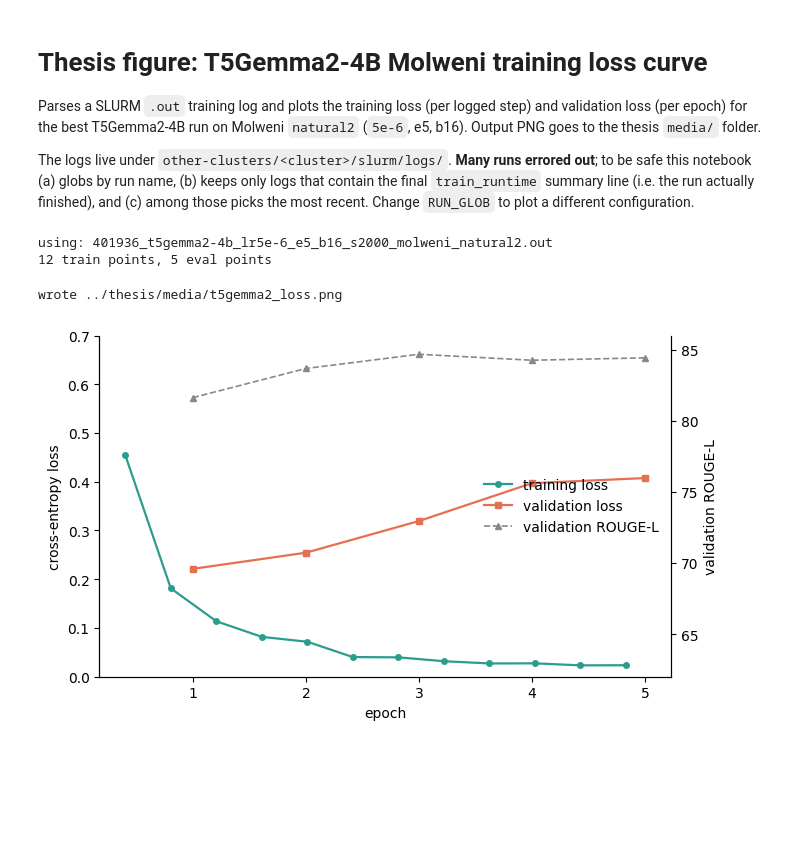
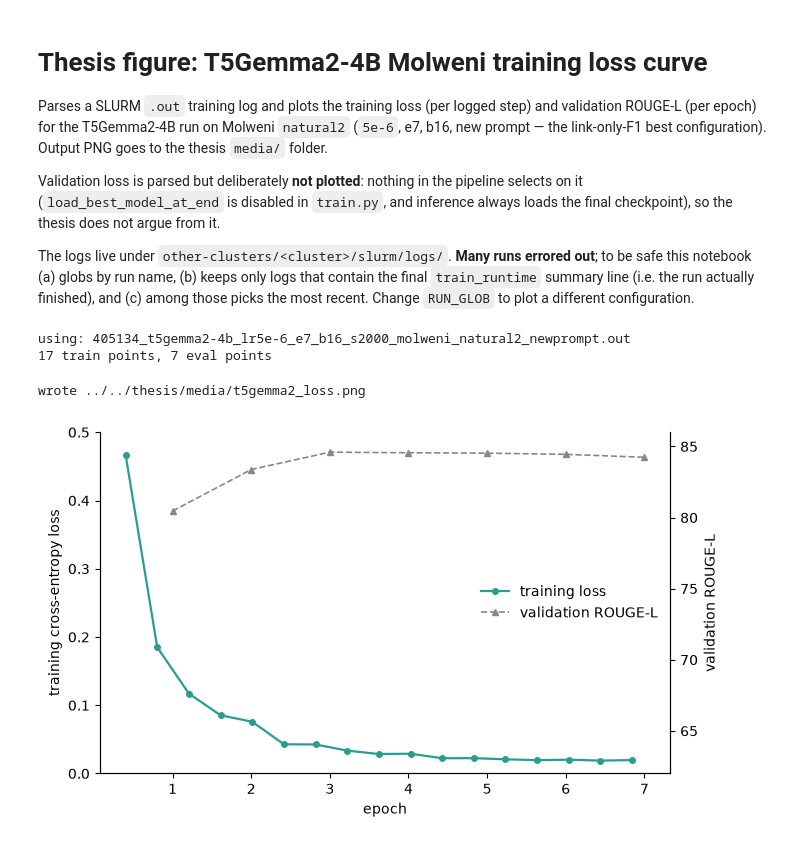
Before and after one commit to tommyvct/Seq2Seq-DDP, a Jupyter notebook: thesis_figures/thesis_loss_curve.ipynb, the cells around one changed output. Drawn from its saved outputs; the diff is of its cells as text; code cells hidden in the pictures; blank space fills up the shorter version.

```diff
--- a/thesis_figures/thesis_loss_curve.ipynb
+++ b/thesis_figures/thesis_loss_curve.ipynb
@@ -2,8 +2,13 @@
 # Thesis figure: T5Gemma2-4B Molweni training loss curve
 
 Parses a SLURM `.out` training log and plots the training loss (per logged step) and
-validation loss (per epoch) for the best T5Gemma2-4B run on Molweni `natural2`
-(`5e-6`, e5, b16). Output PNG goes to the thesis `media/` folder.
+validation ROUGE-L (per epoch) for the T5Gemma2-4B run on Molweni `natural2`
+(`5e-6`, e7, b16, new prompt — the link-only-F1 best configuration). Output PNG goes to
+the thesis `media/` folder.
+
+Validation loss is parsed but deliberately **not plotted**: nothing in the pipeline
+selects on it (`load_best_model_at_end` is disabled in `train.py`, and inference always
+loads the final checkpoint), so the thesis does not argue from it.
 
 The logs live under `other-clusters/<cluster>/slurm/logs/`. **Many runs errored out**;
 to be safe this notebook (a) globs by run name, (b) keeps only logs that contain the
@@ -13,20 +18,21 @@ picks the most recent. Change `RUN_GLOB` to plot a different configuration.
 import ast, glob, os, re
 import matplotlib.pyplot as plt
 
-LOG_ROOT = "other-clusters"
-OUT = "../thesis/media/t5gemma2_loss.png"
-# headline run: 5e-6, e5, b16, old prompt (link+rel F1 = 59.28, the T0-3B match)
-RUN_GLOB = "**/slurm/logs/*lr5e-6_e5_b16_s2000_molweni_natural2.out"
+LOG_ROOT = "../other-clusters"
+OUT = "../../thesis/media/t5gemma2_loss.png"
+# e7/b16/new-prompt: this chapter's strongest link-only F1 (84.27)
+RUN_GLOB = "**/slurm/logs/*lr5e-6_e7_b16_s2000_molweni_natural2_newprompt.out"
 
 def parse_log(path):
     """Return (train_steps, eval_epochs) as lists of dicts; only if the run finished."""
     train, evals, finished = [], [], False
     for line in open(path, errors="ignore"):
         line = line.strip()
-        if not (line.startswith("{") and line.endswith("}")):
+        m = re.search(r"\{[^{}]*\}", line)
+        if not m:
             continue
         try:
-            d = ast.literal_eval(line)
+            d = ast.literal_eval(m.group(0))
         except Exception:
             continue
         if "train_runtime" in d:
@@ -50,38 +56,36 @@ path, train, evals = sorted(finished, key=lambda t: os.path.getmtime(t[0]))[-1]
 print("using:", os.path.basename(path))
 print(f"{len(train)} train points, {len(evals)} eval points")
 # %% [output]
-using: 401936_t5gemma2-4b_lr5e-6_e5_b16_s2000_molweni_natural2.out
-12 train points, 5 eval points
+using: 405134_t5gemma2-4b_lr5e-6_e7_b16_s2000_molweni_natural2_newprompt.out
+17 train points, 7 eval points
 # %%
 tr_x = [d["epoch"] for d in train]
 tr_y = [d["loss"] for d in train]
 ev_x = [d["epoch"] for d in evals]
-ev_y = [d["eval_loss"] for d in evals]
 ev_r = [d["eval_rougeL"] for d in evals]
 
 fig, ax1 = plt.subplots(figsize=(7, 4.2))
-teal, red, gray = "#2a9d8f", "#e76f51", "#888888"
+teal, red, gray = "#2a9d8f", "#e76f51", "#888888"  # red used by the T0-3B cell below
 
 ax1.plot(tr_x, tr_y, "-o", color=teal, ms=4, lw=1.6, label="training loss")
-ax1.plot(ev_x, ev_y, "-s", color=red, ms=5, lw=1.6, label="validation loss")
 ax1.set_xlabel("epoch")
-ax1.set_ylabel("cross-entropy loss")
-ax1.set_xticks(range(0, 6))
+ax1.set_ylabel("training cross-entropy loss")
+ax1.set_xticks(range(0, 8))
 ax1.spines["top"].set_visible(False)
 
-# right axis: validation ROUGE-L, to show the task metric still improves
+# right axis: validation ROUGE-L, the per-epoch proxy for task quality
 ax2 = ax1.twinx()
 ax2.plot(ev_x, ev_r, "--^", color=gray, ms=5, lw=1.2, label="validation ROUGE-L")
 ax2.set_ylabel("validation ROUGE-L")
 ax2.spines["top"].set_visible(False)
 
 l1, lab1 = ax1.get_legend_handles_labels()
 l2, lab2 = ax2.get_legend_handles_labels()
 ax1.legend(l1 + l2, lab1 + lab2, frameon=False, loc="center right")
-ax1.set_ylim(0, 0.7); ax2.set_ylim(62, 86); fig.tight_layout()
+ax1.set_ylim(0, 0.5); ax2.set_ylim(62, 86); fig.tight_layout()
 fig.savefig(OUT, dpi=150, bbox_inches="tight")
 print("wrote", OUT)
 plt.show()
 # %% [output]
-wrote ../thesis/media/t5gemma2_loss.png
+wrote ../../thesis/media/t5gemma2_loss.png
-[figure, old version]
+[figure, new version]
```
Also changed, not shown: parts of 2 cells of this notebook, 1 other file.
